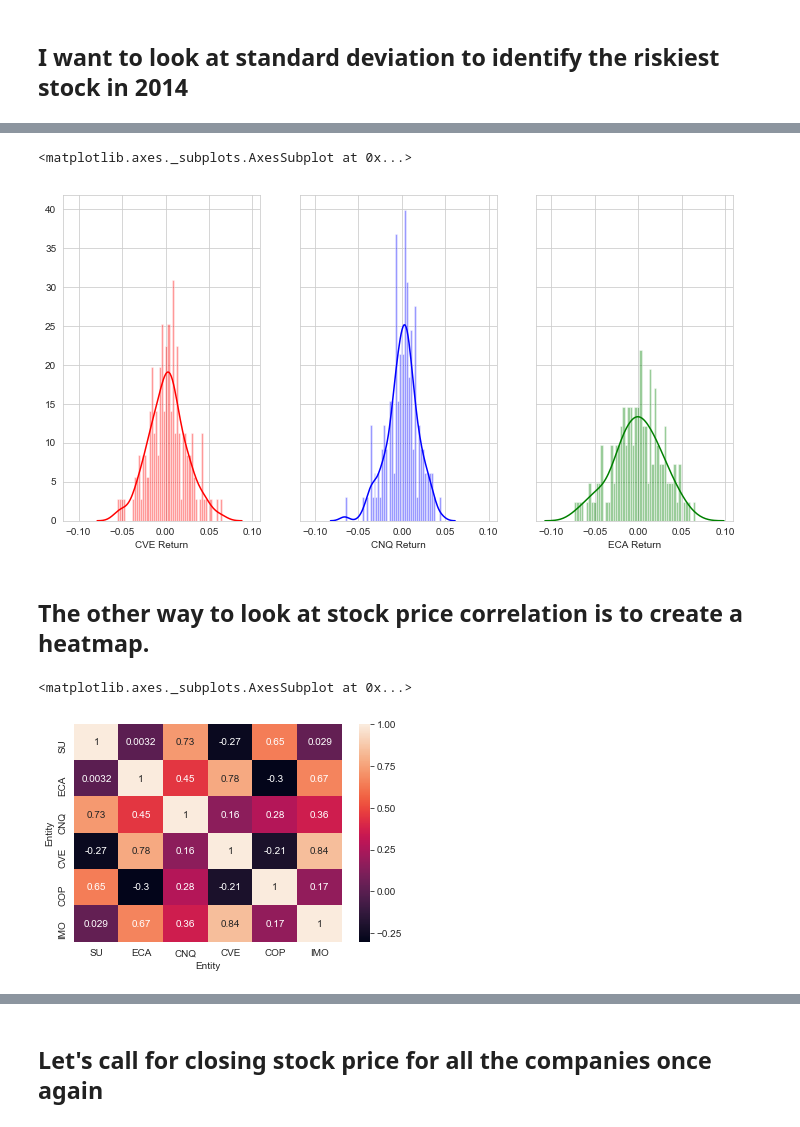
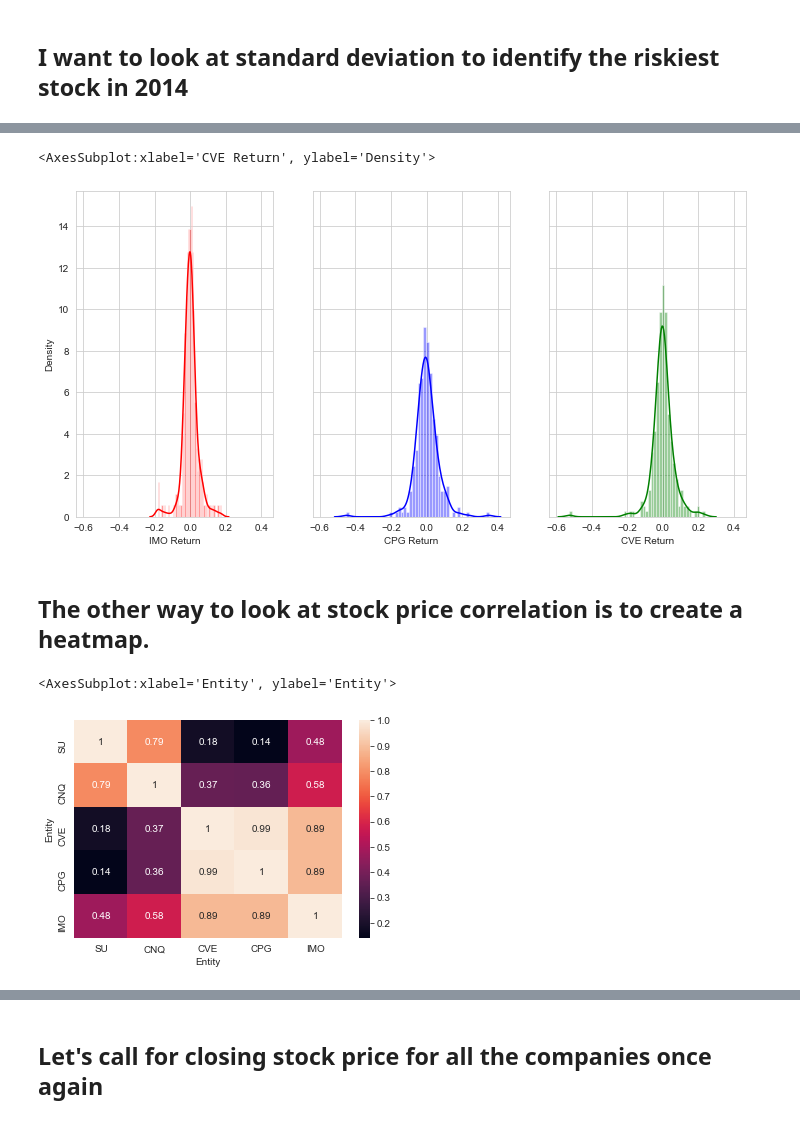
Before and after one commit to vadimsavenkov/Stock-Price-Analysis, a Jupyter notebook: Stock_Analysis.ipynb, the cells around one changed output, grey strips where cells are left out. Drawn from its saved outputs; the diff is of its cells as text; code cells hidden in the pictures.

```diff
--- a/Stock_Analysis.ipynb
+++ b/Stock_Analysis.ipynb
@@ -27,13 +27,12 @@ sns.set_style('whitegrid')
 # %% [markdown]
 ## Use Pandas Web Datareader to download the stocks prices for large Alberta oil producers from Yahoo Finance
 # %%
-start = datetime.datetime(2010, 1, 1)
-end = datetime.datetime(2019, 8, 1)
+start = datetime.datetime(2011, 3, 1)
+end = datetime.datetime(2021, 3, 1)
 
 Suncor = web.DataReader("SU", 'yahoo', start, end)
-Encana = web.DataReader("ECA", 'yahoo', start, end)
 CNRL = web.DataReader("CNQ", 'yahoo', start, end)
 Cenovus = web.DataReader("CVE", 'yahoo', start, end)
-Conoco = web.DataReader("COP", 'yahoo', start, end)
+CrescentPoint = web.DataReader("CPG", 'yahoo', start, end)
 Imperial = web.DataReader("IMO", 'yahoo', start, end)
 # %% [markdown]
@@ -62,8 +61,8 @@ Imperial.tail()
 ## Concatinate all datasets into a single dataset 'cop' ('canadian oil producers) and check the head of the dataset
 # %%
 #stocks list for combined dataset
-stocks = ["SU", "ECA", "CNQ", "CVE", "COP", "IMO"]
+stocks = ["SU", "CNQ", "CVE", "CPG", "IMO"]
 #concatinating data into Canadian Oil Producers
-cop = pd.concat([Suncor, Encana, CNRL, Cenovus, Conoco, Imperial], axis=1, keys=stocks)
+cop = pd.concat([Suncor, CNRL, Cenovus, CrescentPoint, Imperial], axis=1, keys=stocks)
 cop.head()
 # %% [output]
@@ -240,20 +232,20 @@ sns.distplot(returns.ix['2019-01-01':'2019-08-01']['COP Return'],
 # %%
 fig, axes = plt.subplots(ncols=3, figsize=(12, 6), sharex=True, sharey=True)
 
-sns.distplot(returns.ix['2019-01-01':'2019-08-01']['CVE Return'],
+sns.distplot(returns.loc['2020-01-01':'2020-12-31']['IMO Return'],
              color='red', bins=50, ax=axes[0])
-sns.distplot(returns.ix['2019-01-01':'2019-08-01']['CNQ Return'],
+sns.distplot(returns.loc['2020-01-01':'2020-12-31']['CPG Return'],
              color='blue', bins=50, ax=axes[1])
-sns.distplot(returns.ix['2019-01-01':'2019-08-01']['ECA Return'],
+sns.distplot(returns.loc['2020-01-01':'2020-12-31']['CVE Return'],
              color='green', bins=50, ax=axes[2])
 # %% [output]
-<matplotlib.axes._subplots.AxesSubplot at 0x...>
+<AxesSubplot:xlabel='CVE Return', ylabel='Density'>
-[figure, old version]
+[figure, new version]
 # %% [markdown]
 ## The other way to look at stock price correlation is to create a heatmap.
 # %%
 sns.heatmap(cop.xs(key='Adj Close',axis=1,level='Stock').corr(),annot=True)
 # %% [output]
-<matplotlib.axes._subplots.AxesSubplot at 0x...>
+<AxesSubplot:xlabel='Entity', ylabel='Entity'>
-[figure, old version]
+[figure, new version]
 # %% [markdown]
```
Also changed, not shown: parts of 36 cells of this notebook.
